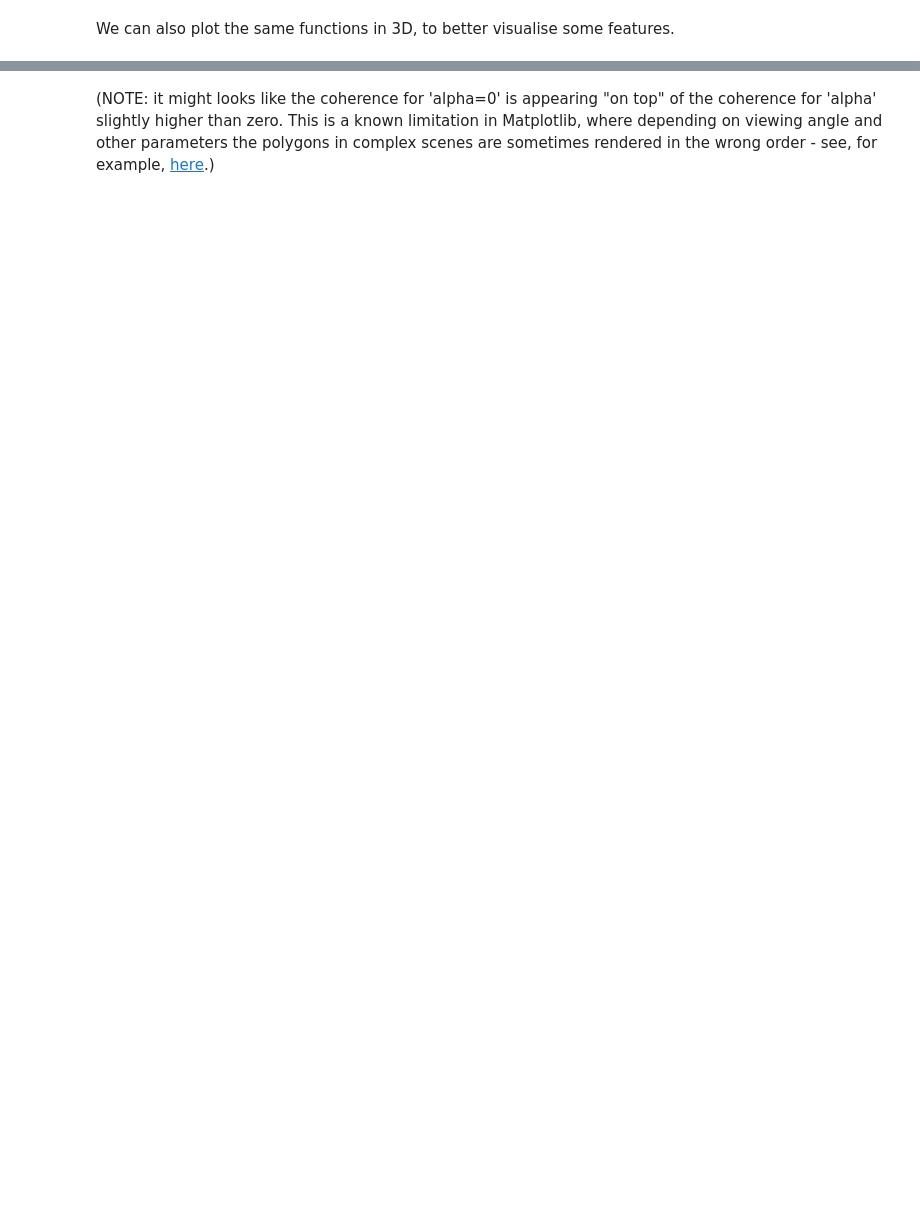
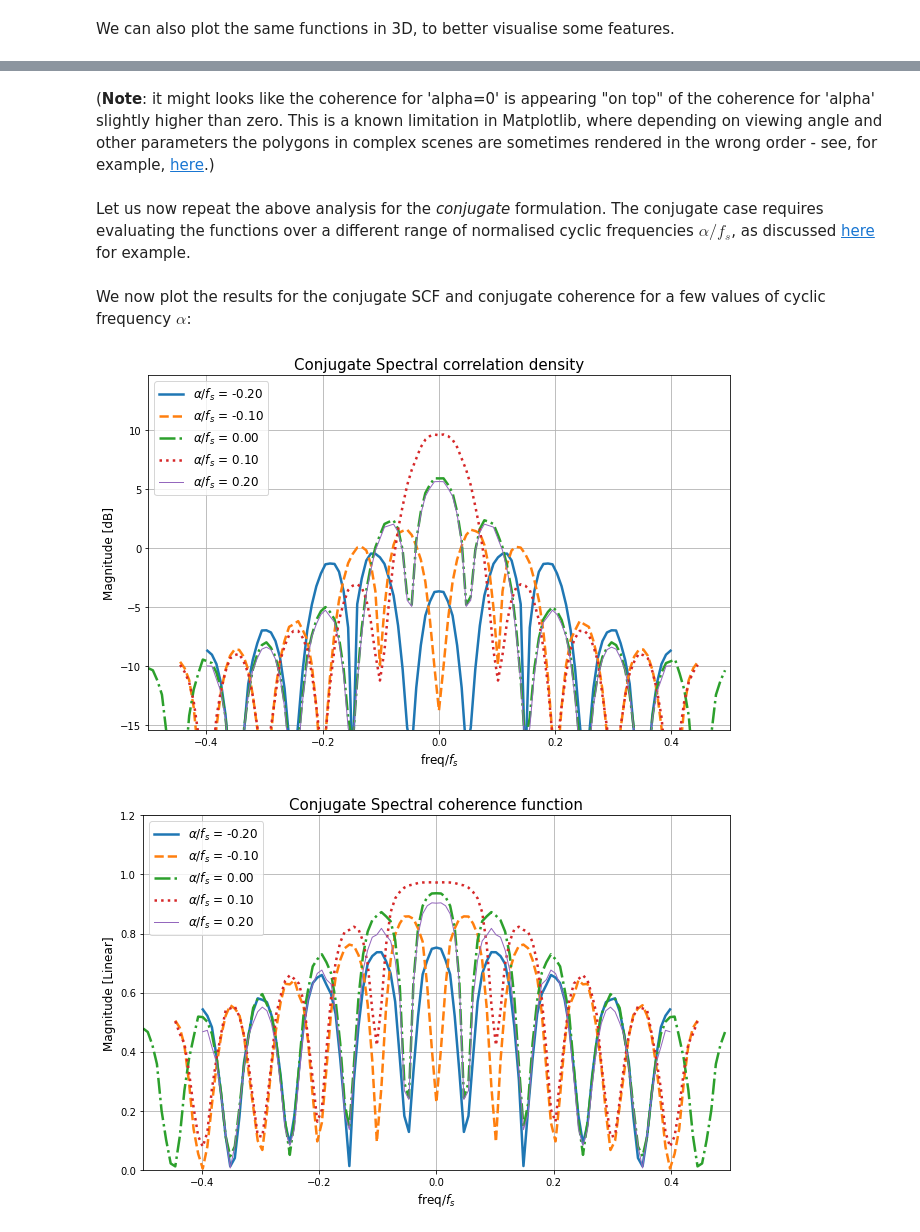
Before and after one commit to fchirono/cyclostationarity_analysis, a Jupyter notebook: cyclostationary_analysis.ipynb, the cells around one changed output, grey strips where cells are left out. Drawn from its saved outputs; the diff is of its cells as text; code cells hidden in the pictures; blank space fills up the shorter version.

```diff
--- a/cyclostationary_analysis.ipynb
+++ b/cyclostationary_analysis.ipynb
@@ -618,2 +625,80 @@ Text(0.5, 0.92, 'Spectral coherence')
 # %% [markdown]
-(NOTE: it might looks like the coherence for 'alpha=0' is appearing "on top" of the coherence for 'alpha' slightly higher than zero. This is a known limitation in Matplotlib, where depending on viewing angle and other parameters the polygons in complex scenes are sometimes rendered in the wrong order - see, for example, [here](https://github.com/matplotlib/matplotlib/issues/3894/).)
+(**Note**: it might looks like the coherence for 'alpha=0' is appearing "on top" of the coherence for 'alpha' slightly higher than zero. This is a known limitation in Matplotlib, where depending on viewing angle and other parameters the polygons in complex scenes are sometimes rendered in the wrong order - see, for example, [here](https://github.com/matplotlib/matplotlib/issues/3894/).)
+# %% [markdown]
+Let us now repeat the above analysis for the *conjugate* formulation. The conjugate case requires evaluating the functions over a different range of normalised cyclic frequencies $\alpha/f_s$, as discussed [here](https://cyclostationary.blog/2015/09/28/the-spectral-correlation-function-for-rectangular-pulse-bpsk/) for example.
+# %%
+# run conjugate cyclic periodogram over range of alphas
+# --> range of alphas is different for conjugate functions!
+N_alpha_c = 19
+alpha_vec_c = 2*fc + np.linspace(-N_alpha_c//2, N_alpha_c//2-1, N_alpha_c)*(1/T_bits)
+
+# Conjugate cyclic spectral density
+Syy_c = np.zeros((N_alpha, N_psd))
+
+# Conjugate cyclic coherence
+rho_y_c = np.zeros((N_alpha, N_psd), dtype='complex')
+
+Syy_c, rho_y_c = cyclic_periodogram(noisy_y, noisy_y, alpha_vec_c, N_psd, fs,
+                                    mode='conj')
+# %% [markdown]
+We now plot the results for the conjugate SCF and conjugate coherence for a few values of cyclic frequency $\alpha$:
+# %%
+# plot spectral correlation density and spectral coherence in 2D
+
+lines = ['-', '--', '-.', ':']
+linewidths = [2.5, 1, 0.5]
+N_lines = len(lines)
+
+max_Syyc_dB = 10*np.log10(np.nanmax(np.abs(Syy_c)))
+
+# create boolean mask for frequencies inside principal domain in f-alpha plane
+freqs_inside_c = np.zeros((N_alpha_c, N_psd), dtype='bool')
+for a, alpha in enumerate(alpha_vec_c):
+    freqs_inside_c[a, :] = (np.abs(freq_vec) <= (fs - np.abs(alpha))/2)
+
+# ****************************************************************************
+# plot conjugate spectral correlation density
+
+plt.figure(figsize=(9, 6))
+for a in range(7, N_alpha_c-7):
+    plt.plot(freq_vec/fs,
+             10*np.log10(np.abs(Syy_c[a, :])),
+             linestyle=lines[(a-7)%N_lines],
+             linewidth=linewidths[(a-7)//N_lines],
+             label=r'$\alpha/f_s$ = {:.2f}'.format(alpha_vec_c[a]/fs))
+plt.legend(loc='upper left', fontsize=12)
+
+plt.xlabel(r'freq/$f_s$', fontsize=12)
+plt.xlim([-0.5, 0.5])
+
+plt.ylabel('Magnitude [dB]', fontsize=12)
+plt.ylim([max_Syyc_dB-25, max_Syyc_dB+5])
+
+plt.title('Conjugate Spectral correlation density', fontsize=15)
+plt.grid()
+plt.tight_layout()
+
+# ****************************************************************************
+# plot spectral coherence
+
+plt.figure(figsize=(9, 6))
+for a in range(7, N_alpha_c-7):
+    plt.plot(freq_vec/fs,
+             np.abs(rho_y_c[a, :]),
+             linestyle=lines[(a-7)%N_lines],
+             linewidth=linewidths[(a-7)//N_lines],
+             label=r'$\alpha/f_s$ = {:.2f}'.format(alpha_vec_c[a]/fs))
+plt.legend(loc='upper left', fontsize=12)
+
+plt.xlabel(r'freq/$f_s$', fontsize=12)
+plt.xlim([-0.5, 0.5])
+
+plt.ylabel('Magnitude [Linear]', fontsize=12)
+plt.ylim([0., 1.2])
+
+plt.title('Conjugate Spectral coherence function', fontsize=15)
+plt.grid()
+plt.tight_layout()
+# %% [output]
+[figure, added]
+[figure, added]
```
Also changed, not shown: parts of 9 cells of this notebook.
